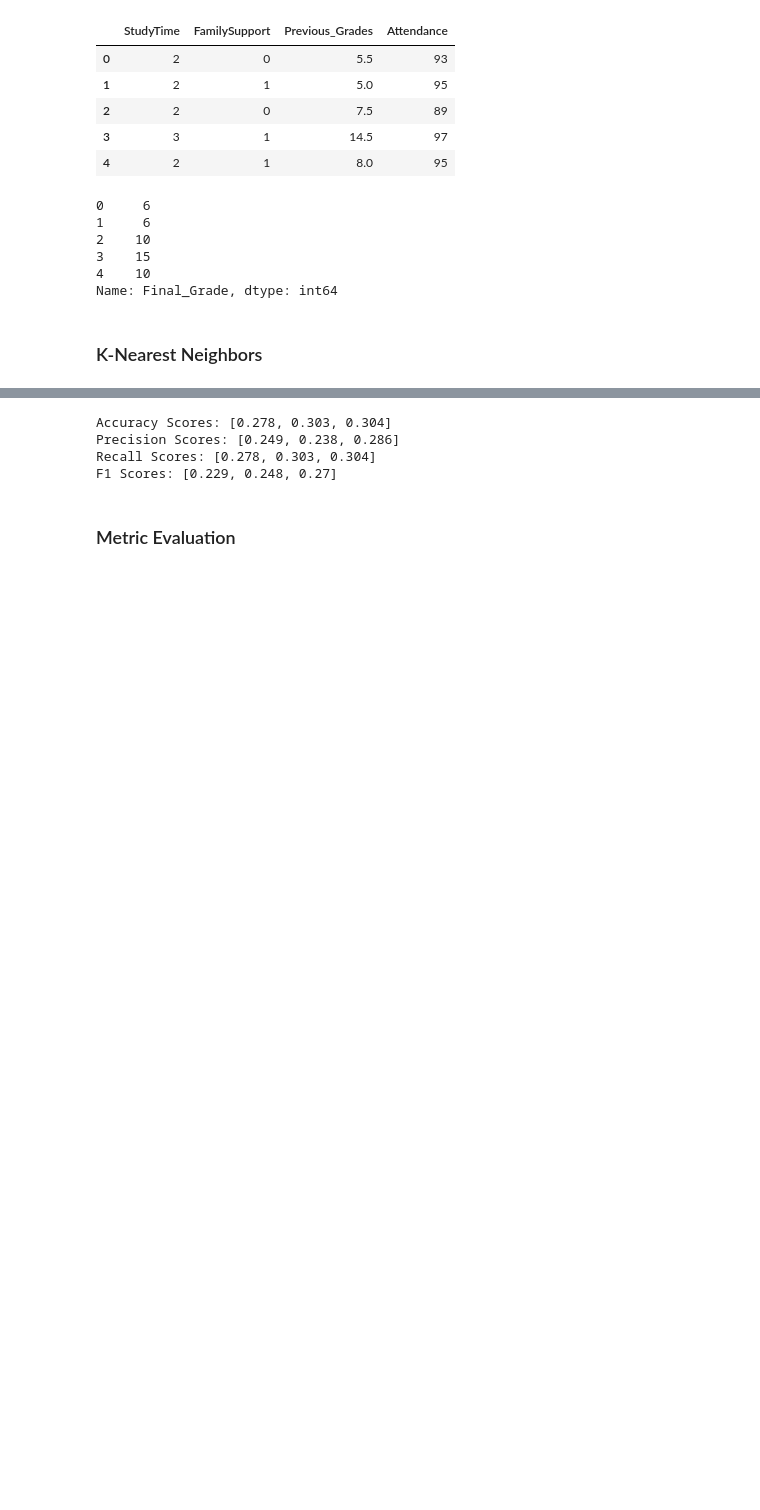
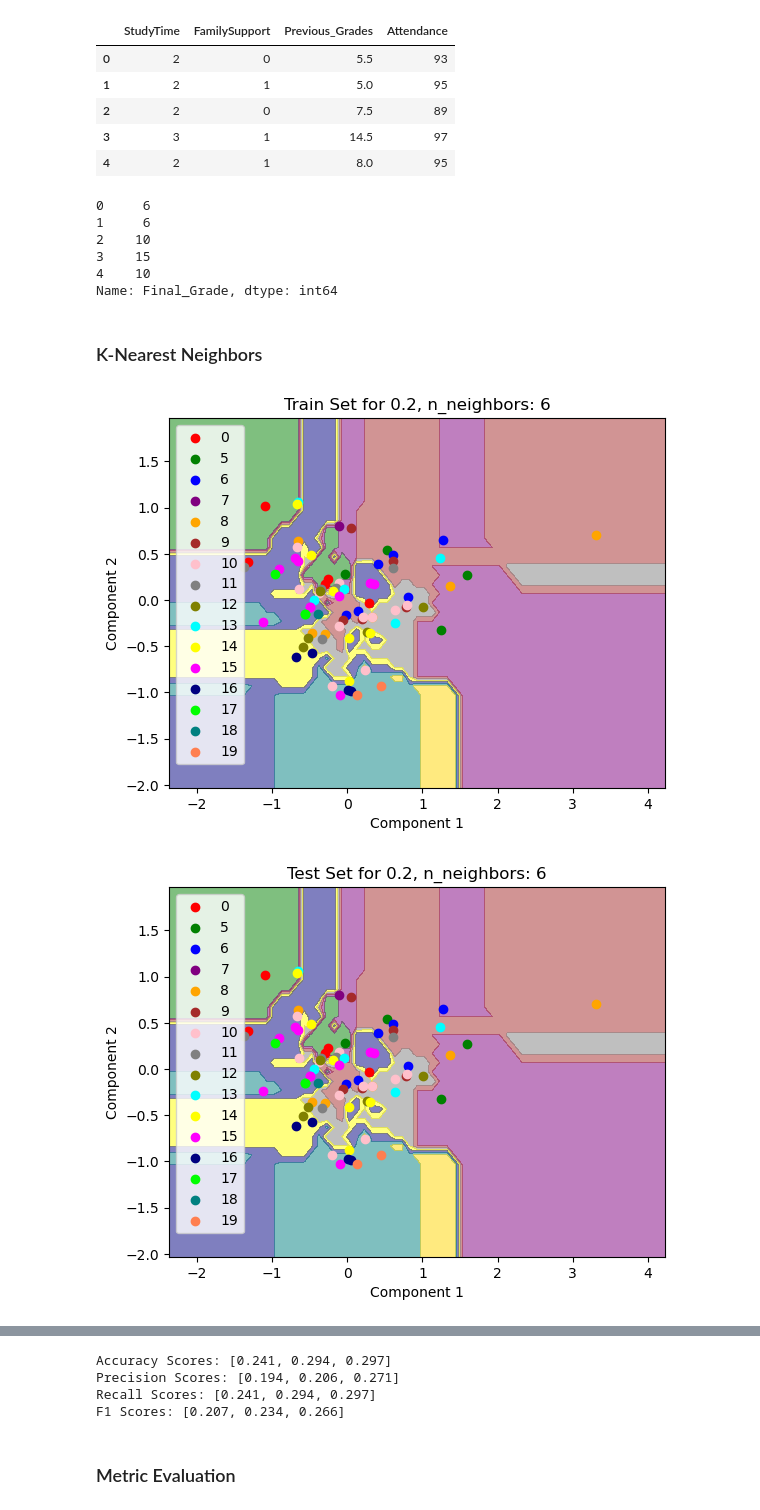
Before and after one commit to christiandarvs/CSIS311-ML, a Jupyter notebook: lab/midterm_exam.ipynb, the cells around one changed output, grey strips where cells are left out. Cells and saved outputs as stored; diff of their text form; code cells hidden in the pictures; blank space fills up the shorter version.

Commit message:
add decision boundary plot

```diff
--- a/lab/midterm_exam.ipynb
+++ b/lab/midterm_exam.ipynb
@@ -170,7 +192,7 @@ def create_train_test_split(X, y, test_size):
 
     scaler = StandardScaler()
     X_train = scaler.fit_transform(X_train)
-    X_test = scaler.fit_transform(X_test)
+    X_test = scaler.transform(X_test)
     return X_train, X_test, y_train, y_test
 # %% [markdown]
 ### K-Nearest Neighbors
@@ -177,40 +266,58 @@ def create_train_test_split(X, y, test_size):
 # %%
 test_sizes = [0.2, 0.3, 0.4]
 n_neighbors = [6, 9, 12]
+
+
 accuracy_scores = []
 precision_scores = []
 recall_scores = []
 f1_scores = []
 confusion_matrices = []
 
-for test_size in test_sizes:
+
+for i, test_size in enumerate(test_sizes):
     X_train, X_test, y_train, y_test = create_train_test_split(X, y, test_size)
 
-    for n_neighbor in n_neighbors:
-        knn = KNeighborsClassifier(metric="minkowski", p=1, n_neighbors=n_neighbor)
-        knn.fit(X_train, y_train)
-        y_pred = knn.predict(X_test)
+    n_neighbor = n_neighbors[i]
 
-        accuracy_clf = accuracy_score(y_pred=y_pred, y_true=y_test)
-        precision_clf = precision_score(
-            y_pred=y_pred, y_true=y_test, average="weighted", zero_division=0
-        )
-        recall_clf = recall_score(
-            y_pred=y_pred, y_true=y_test, average="weighted", zero_division=0
-        )
-        f1_clf = f1_score(
-            y_pred=y_pred, y_true=y_test, average="weighted", zero_division=0
-        )
-        cm = confusion_matrix(y_pred=y_pred, y_true=y_test)
+    knn = KNeighborsClassifier(metric="minkowski", p=1, n_neighbors=n_neighbor)
+    knn.fit(X_train, y_train)
+    y_pred = knn.predict(X_test)
+
+    accuracy_clf = accuracy_score(y_pred=y_pred, y_true=y_test)
+    precision_clf = precision_score(
+        y_pred=y_pred, y_true=y_test, average="weighted", zero_division=0
+    )
+    recall_clf = recall_score(
+        y_pred=y_pred, y_true=y_test, average="weighted", zero_division=0
+    )
+    f1_clf = f1_score(y_pred=y_pred, y_true=y_test, average="weighted", zero_division=0)
+    cm = confusion_matrix(y_pred=y_pred, y_true=y_test)
 
     confusion_matrices.append(cm)
     accuracy_scores.append(round(accuracy_clf, 3))
     precision_scores.append(round(precision_clf, 3))
     recall_scores.append(round(recall_clf, 3))
     f1_scores.append(round(f1_clf, 3))
 
+    plot_decision_boundary(
+        X_test,
+        y_test,
+        knn,
+        f"Train Set for {test_size}, n_neighbors: {n_neighbor}",
+    )
+    plot_decision_boundary(
+        X_test,
+        y_test,
+        knn,
+        f"Test Set for {test_size}, n_neighbors: {n_neighbor}",
+    )
+
+
 print(f"Accuracy Scores: {accuracy_scores}")
 print(f"Precision Scores: {precision_scores}")
 print(f"Recall Scores: {recall_scores}")
 print(f"F1 Scores: {f1_scores}")
 # %% [output]
+[figure, added]
+[figure, added]
@@ -217,7 +328,7 @@ print(f"F1 Scores: {f1_scores}")
-Accuracy Scores: [0.278, 0.303, 0.304]
-Precision Scores: [0.249, 0.238, 0.286]
-Recall Scores: [0.278, 0.303, 0.304]
-F1 Scores: [0.229, 0.248, 0.27]
+Accuracy Scores: [0.241, 0.294, 0.297]
+Precision Scores: [0.194, 0.206, 0.271]
+Recall Scores: [0.241, 0.294, 0.297]
+F1 Scores: [0.207, 0.234, 0.266]
 # %% [markdown]
 ### Metric Evaluation
 # %%
```
Also changed, not shown: parts of 8 cells of this notebook.
